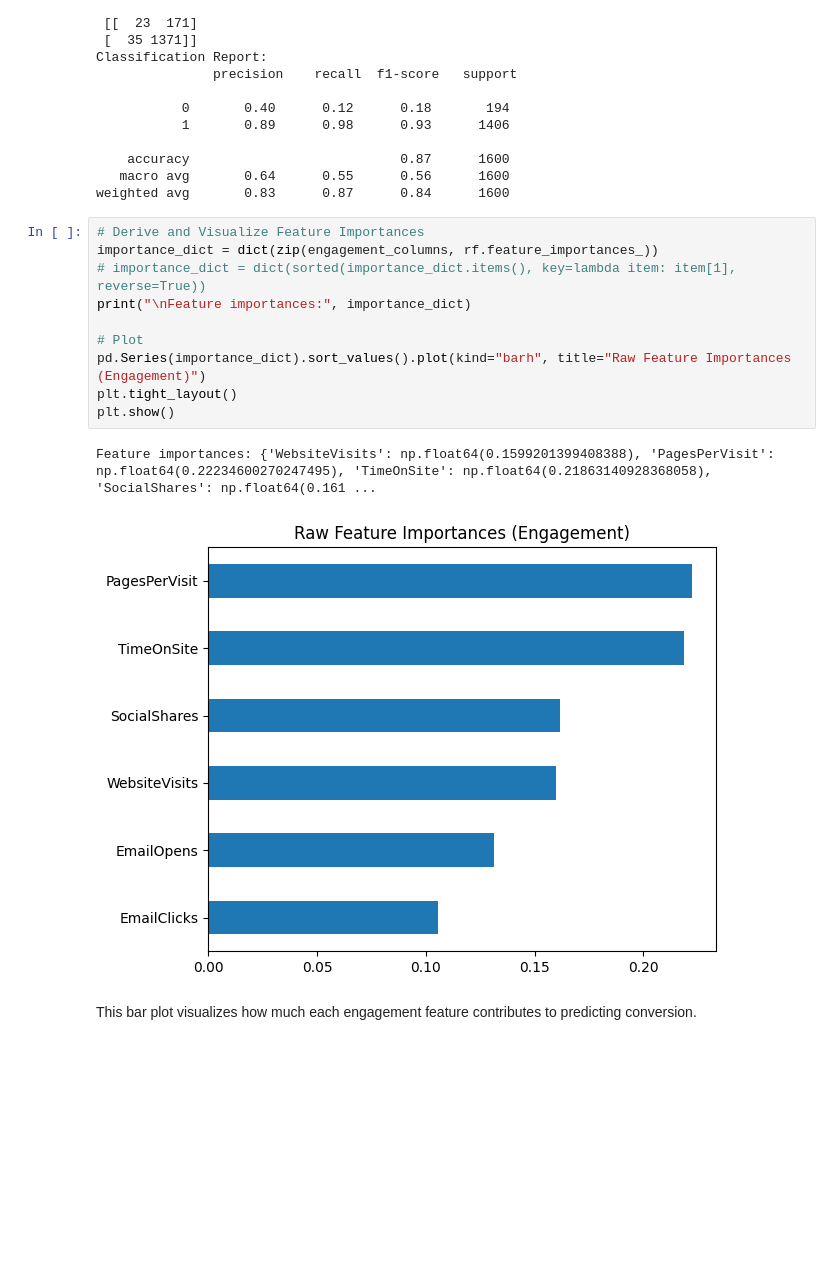
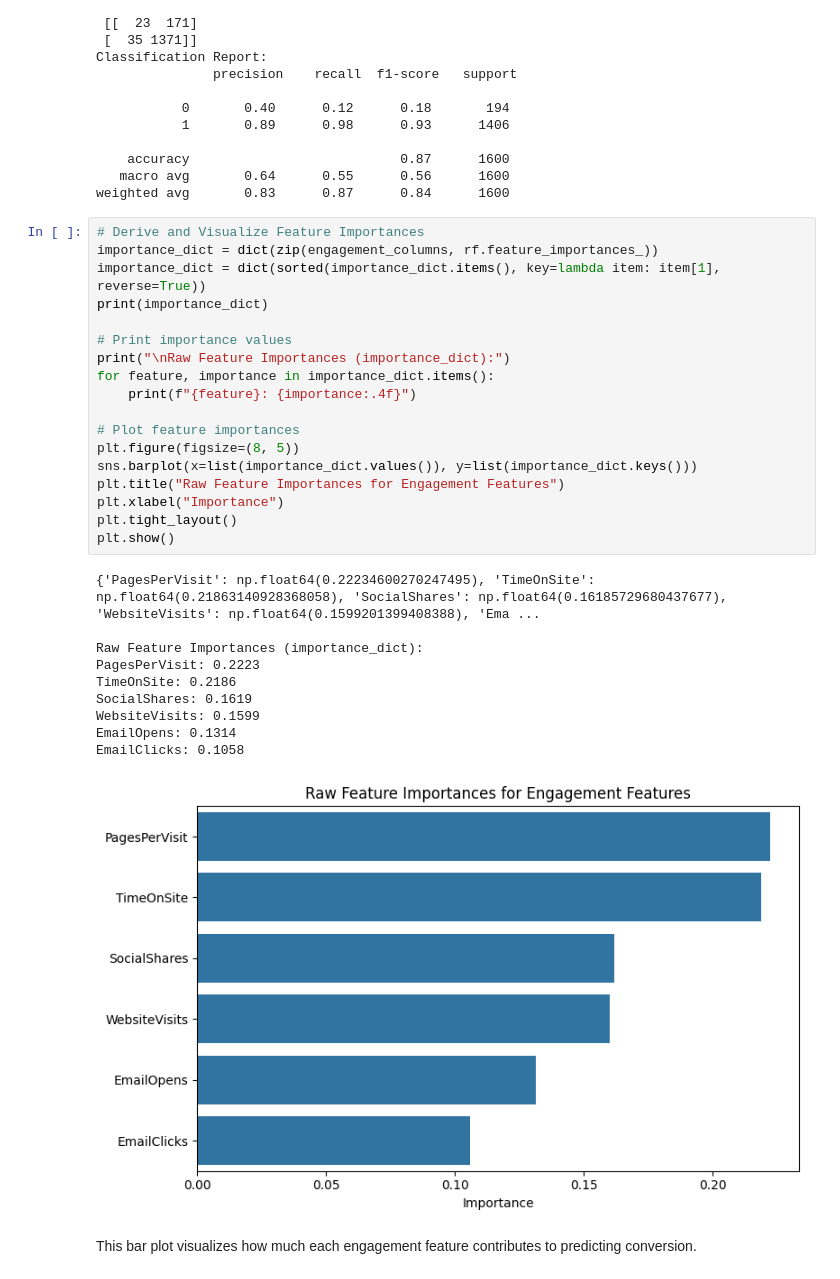
Before and after one commit to H6WU6R/DSA3101-Group-4, a Jupyter notebook: Notebooks/A2-engagement_new.ipynb, the cells around one changed output. Cells and saved outputs as stored; diff of their text form; blank space fills up the shorter version.

Commit message:
final notebook with feature importance added

```diff
--- a/Notebooks/A2-engagement_new.ipynb
+++ b/Notebooks/A2-engagement_new.ipynb
@@ -187,16 +187,32 @@ weighted avg       0.83      0.87      0.84      1600
 # %%
 # Derive and Visualize Feature Importances
 importance_dict = dict(zip(engagement_columns, rf.feature_importances_))
-# importance_dict = dict(sorted(importance_dict.items(), key=lambda item: item[1], reverse=True))
-print("\nFeature importances:", importance_dict)
+importance_dict = dict(sorted(importance_dict.items(), key=lambda item: item[1], reverse=True))
+print(importance_dict)
 
-# Plot
-pd.Series(importance_dict).sort_values().plot(kind="barh", title="Raw Feature Importances (Engagement)")
+# Print importance values
+print("\nRaw Feature Importances (importance_dict):")
+for feature, importance in importance_dict.items():
+    print(f"{feature}: {importance:.4f}")
+
+# Plot feature importances
+plt.figure(figsize=(8, 5))
+sns.barplot(x=list(importance_dict.values()), y=list(importance_dict.keys()))
+plt.title("Raw Feature Importances for Engagement Features")
+plt.xlabel("Importance")
 plt.tight_layout()
 plt.show()
 # %% [output]
-Feature importances: {'WebsiteVisits': np.float64(0.1599201399408388), 'PagesPerVisit': np.float64(0.22234600270247495), 'TimeOnSite': np.float64(0.21863140928368058), 'SocialShares': np.float64(0.161 ...
+{'PagesPerVisit': np.float64(0.22234600270247495), 'TimeOnSite': np.float64(0.21863140928368058), 'SocialShares': np.float64(0.16185729680437677), 'WebsiteVisits': np.float64(0.1599201399408388), 'Ema ...
+
+Raw Feature Importances (importance_dict):
+PagesPerVisit: 0.2223
+TimeOnSite: 0.2186
+SocialShares: 0.1619
+WebsiteVisits: 0.1599
+EmailOpens: 0.1314
+EmailClicks: 0.1058
-[figure, old version]
+[figure, new version]
 # %% [markdown]
 This bar plot visualizes how much each engagement feature contributes to predicting conversion.
 # %%
```
Also changed, not shown: parts of 6 cells of this notebook.
